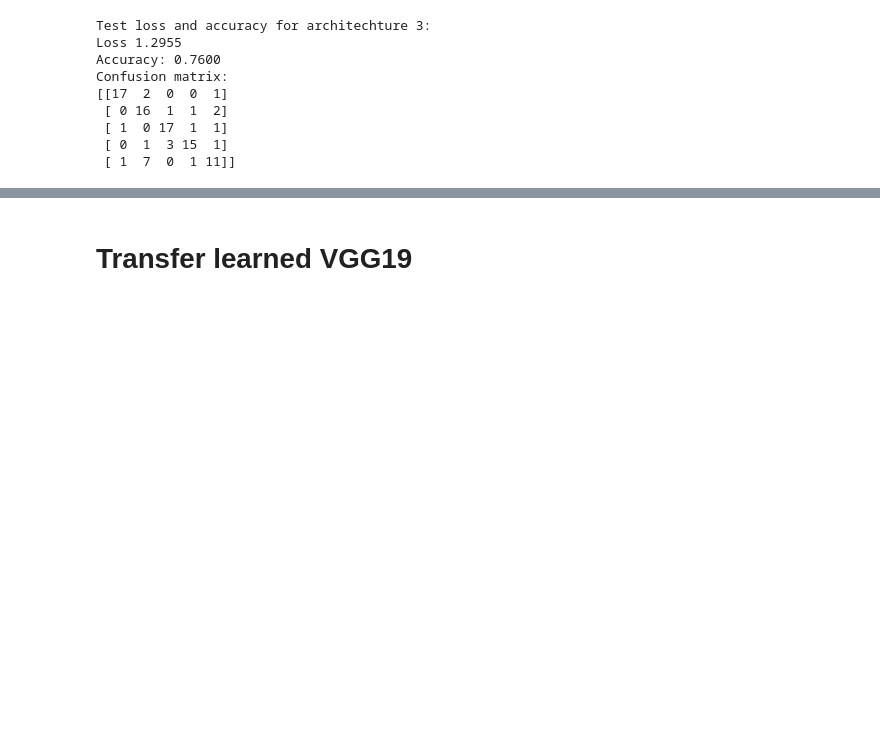
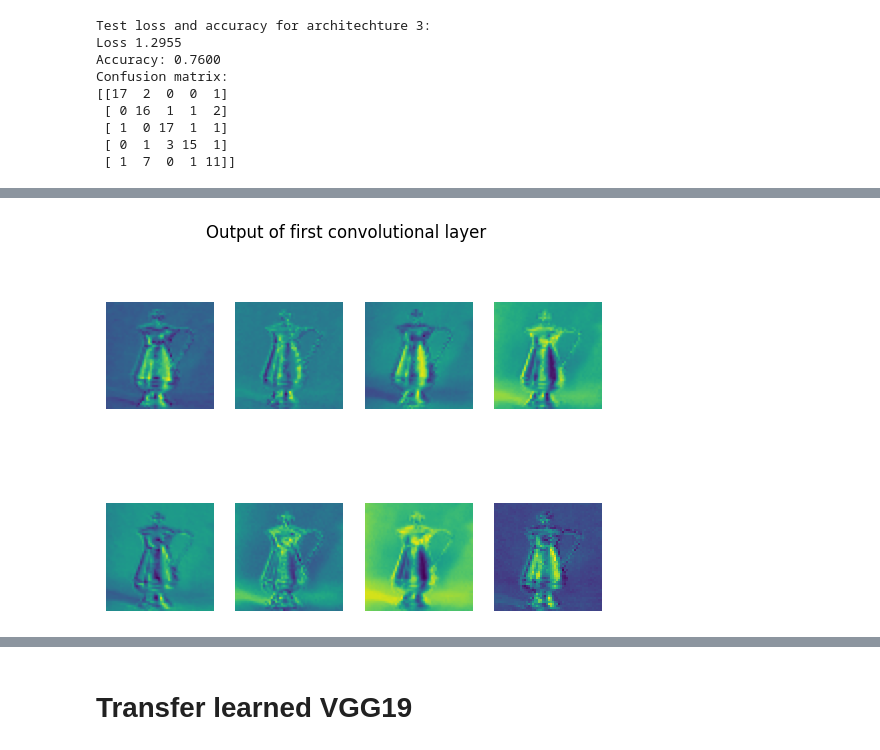
Before and after one commit to imraunav/Deep-Learning-and-Applications, a Jupyter notebook: ProgrammingAssignment5/results.ipynb, the cells around one changed output, grey strips where cells are left out. Saved outputs shown, nothing was run; the diff lists cells and outputs as text; code cells hidden in the pictures; blank space fills up the shorter version.

```diff
--- a/ProgrammingAssignment5/results.ipynb
+++ b/ProgrammingAssignment5/results.ipynb
@@ -254,0 +270,10 @@ Confusion matrix:
+# %%
+model = load_model("./models/architecture2.h5")
+
+#itterate over layers to find conv layers
+features = []
+for layer in model.layers:
+    if "conv" in layer.name:
+        # print(layer.name)
+        features.append(layer.output)
+map_model = Model(inputs=model.input, outputs=features)
@@ -254,0 +302,2 @@ Confusion matrix:
+# %%
+feature_maps = map_model.predict(img)
@@ -254,0 +307,10 @@ Confusion matrix:
+# %%
+plt.figure()
+plt.suptitle("Output of first convolutional layer")
+for i in range(8):
+    plt.subplot(2,4,i+1)
+    plt.imshow(feature_maps[0][0, :, :, i])
+    # print(feature_maps[0][1, :, :, i])
+    plt.axis("off")
+# %% [output]
+[figure, added]
```
Also changed, not shown: parts of 7 cells of this notebook.
